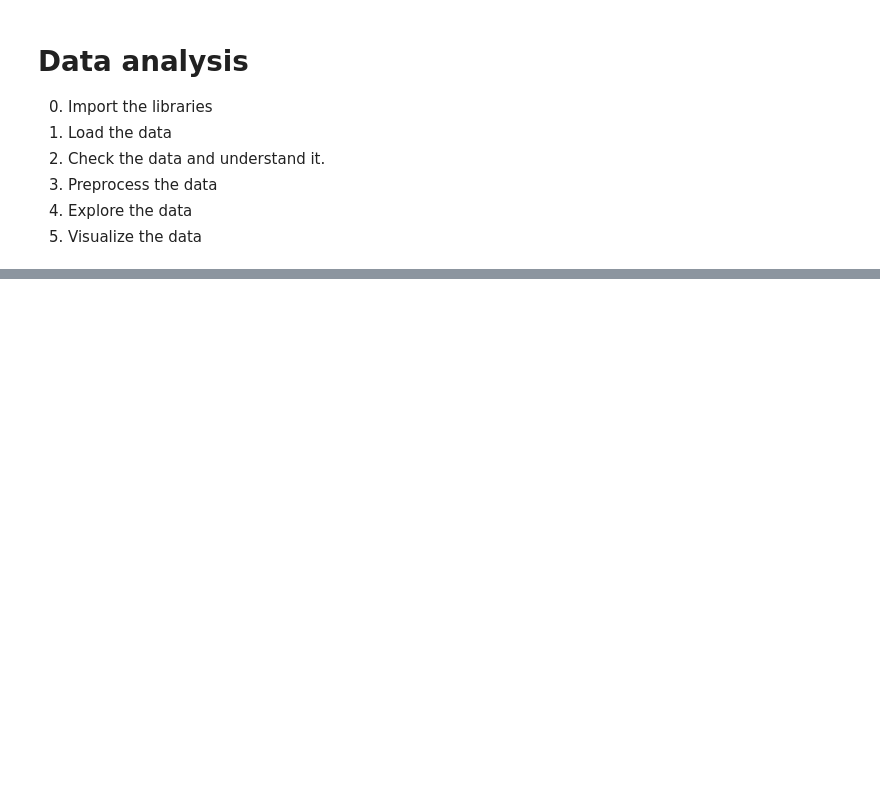
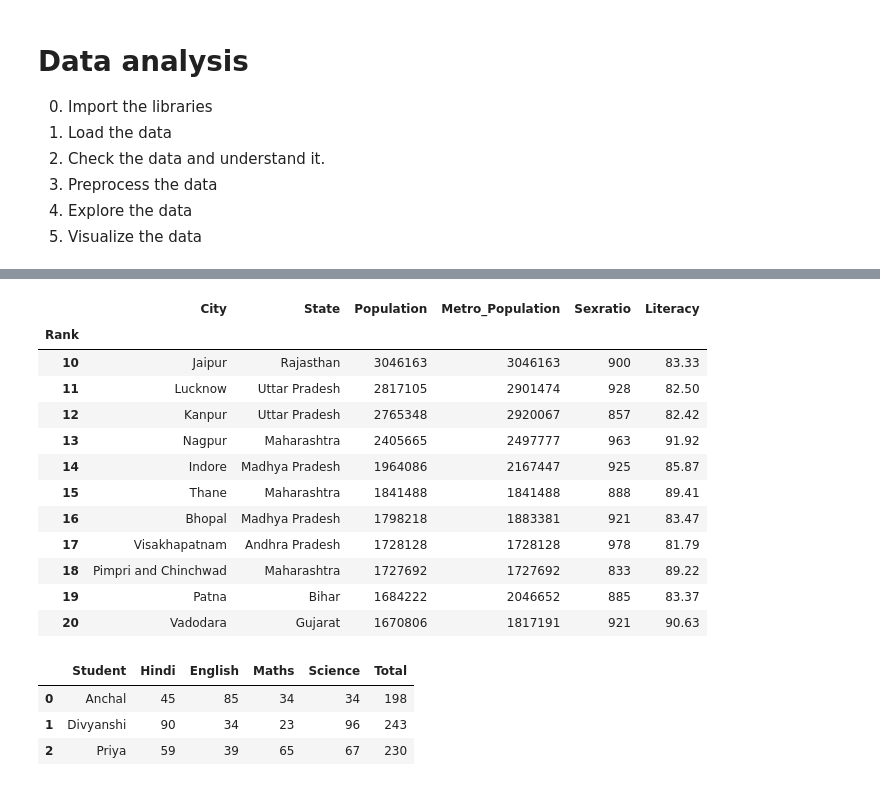
Before and after one commit to zaid-kamil/DP-SEP-PYDS-330-MTTF, a Jupyter notebook: data_analysis/analysis_part_1.ipynb, the cells around one changed output, grey strips where cells are left out. Drawn from its saved outputs; the diff is of its cells as text; code cells hidden in the pictures; blank space fills up the shorter version.

```diff
--- a/data_analysis/analysis_part_1.ipynb
+++ b/data_analysis/analysis_part_1.ipynb
@@ -157,0 +133,23 @@ df2['Total'].plot(kind='bar', figsize=(15,5))
+# %%
+df.loc[10:20]
+# %% [output]
+|  | City | State | Population | Metro_Population | Sexratio | Literacy |
+| Rank |  |  |  |  |  |  |
+| 10 | Jaipur | Rajasthan | 3046163 | 3046163 | 900 | 83.33 |
+| 11 | Lucknow | Uttar Pradesh | 2817105 | 2901474 | 928 | 82.50 |
+| 12 | Kanpur | Uttar Pradesh | 2765348 | 2920067 | 857 | 82.42 |
+| 13 | Nagpur | Maharashtra | 2405665 | 2497777 | 963 | 91.92 |
+| 14 | Indore | Madhya Pradesh | 1964086 | 2167447 | 925 | 85.87 |
+| 15 | Thane | Maharashtra | 1841488 | 1841488 | 888 | 89.41 |
+| 16 | Bhopal | Madhya Pradesh | 1798218 | 1883381 | 921 | 83.47 |
+| 17 | Visakhapatnam | Andhra Pradesh | 1728128 | 1728128 | 978 | 81.79 |
+| 18 | Pimpri and Chinchwad | Maharashtra | 1727692 | 1727692 | 833 | 89.22 |
+| 19 | Patna | Bihar | 1684222 | 2046652 | 885 | 83.37 |
+| 20 | Vadodara | Gujarat | 1670806 | 1817191 | 921 | 90.63 |
+# %%
+df2.iloc[:3]
+# %% [output]
+|  | Student | Hindi | English | Maths | Science | Total |
+| 0 | Anchal | 45 | 85 | 34 | 34 | 198 |
+| 1 | Divyanshi | 90 | 34 | 23 | 96 | 243 |
+| 2 | Priya | 59 | 39 | 65 | 67 | 230 |
```
Also changed, not shown: parts of 25 cells of this notebook, 1 other file.
